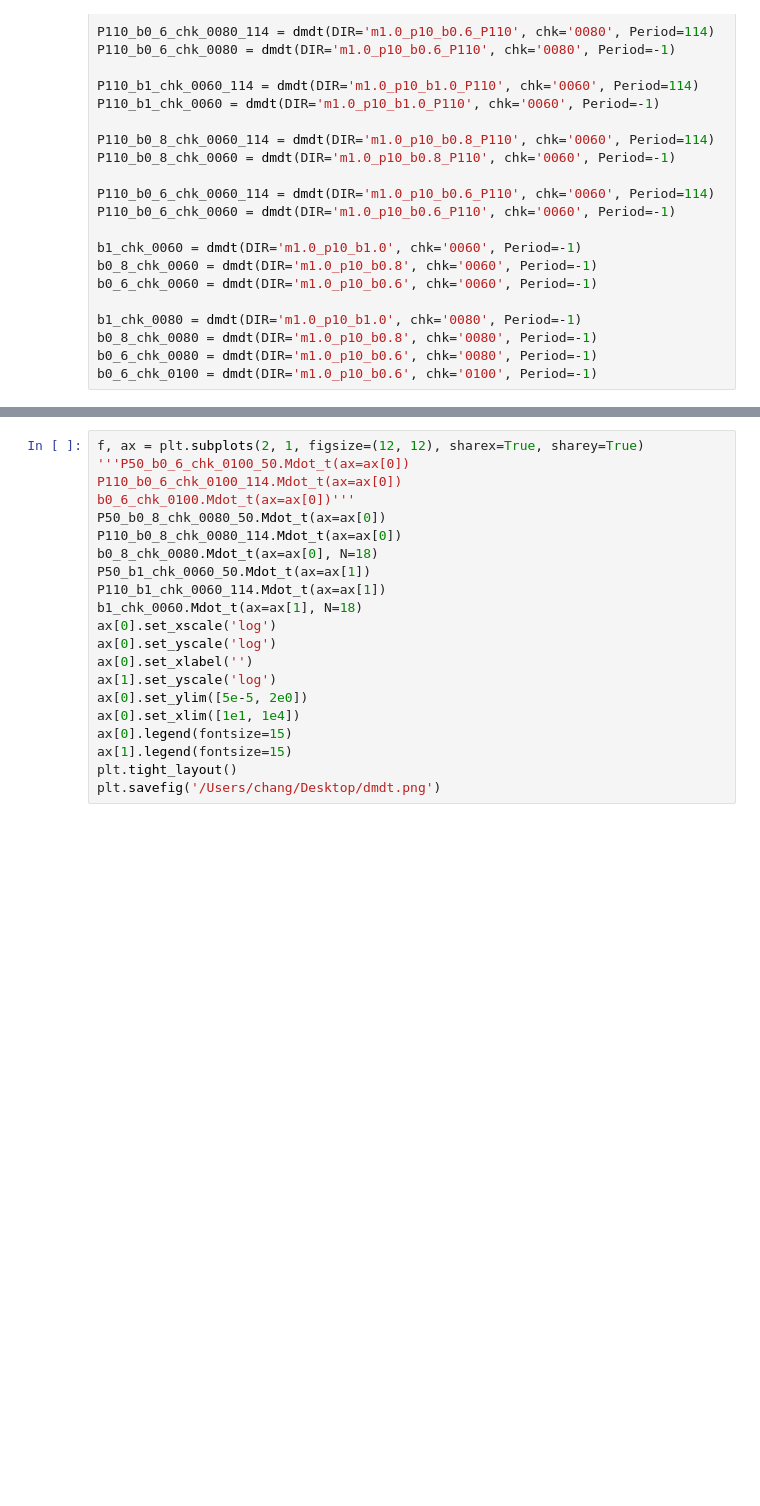
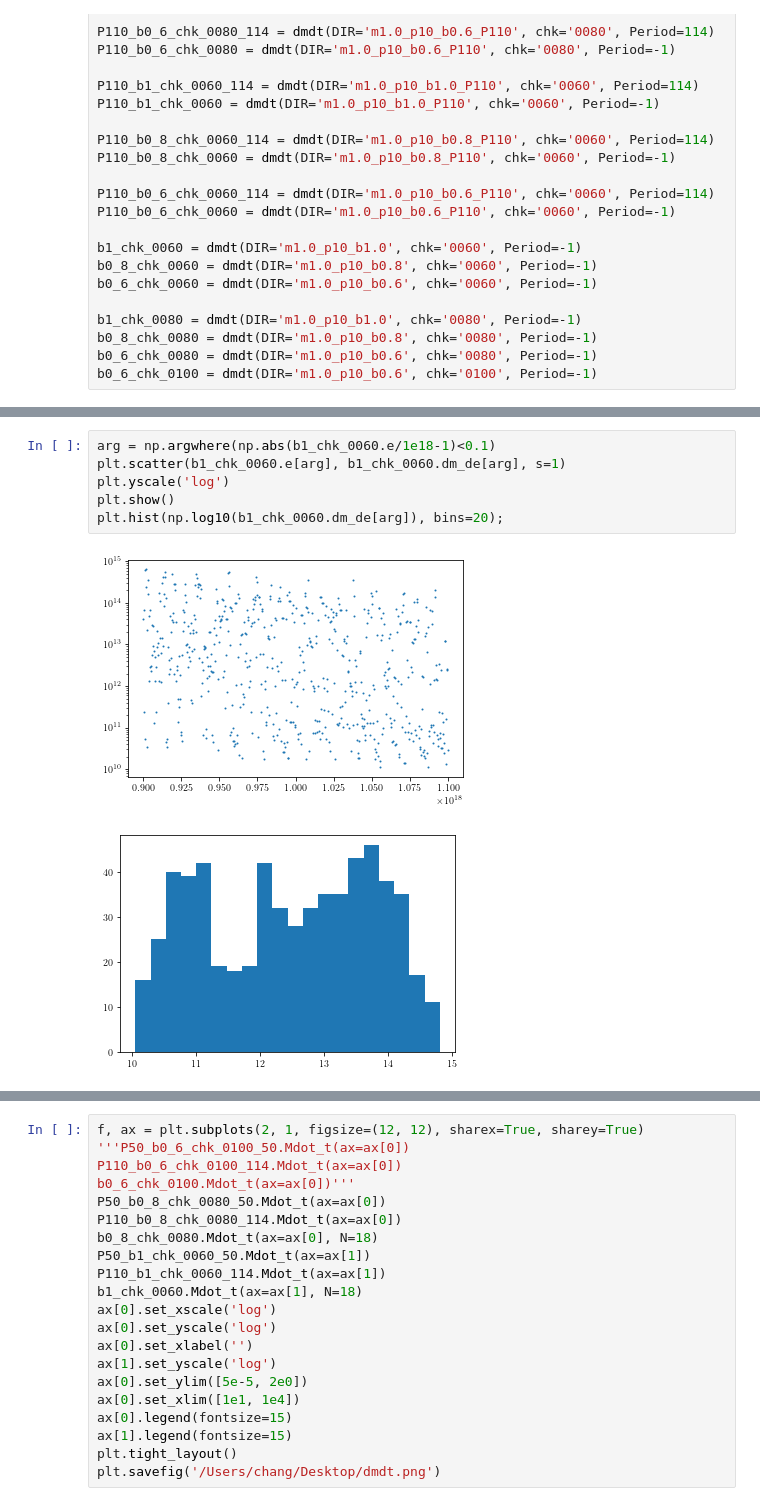
Before and after one commit to slowdivePTG/ASASSN-14ko, a Jupyter notebook: YT_Visualization/dmdt.ipynb, the cells around one changed output, grey strips where cells are left out. Cells and saved outputs as stored; diff of their text form; blank space fills up the shorter version.

```diff
--- a/YT_Visualization/dmdt.ipynb
+++ b/YT_Visualization/dmdt.ipynb
@@ -136,0 +125,9 @@ plt.savefig(
+# %%
+arg = np.argwhere(np.abs(b1_chk_0060.e/1e18-1)<0.1)
+plt.scatter(b1_chk_0060.e[arg], b1_chk_0060.dm_de[arg], s=1)
+plt.yscale('log')
+plt.show()
+plt.hist(np.log10(b1_chk_0060.dm_de[arg]), bins=20);
+# %% [output]
+[figure, added]
+[figure, added]
```
Also changed, not shown: parts of 8 cells of this notebook, 1 other file.
